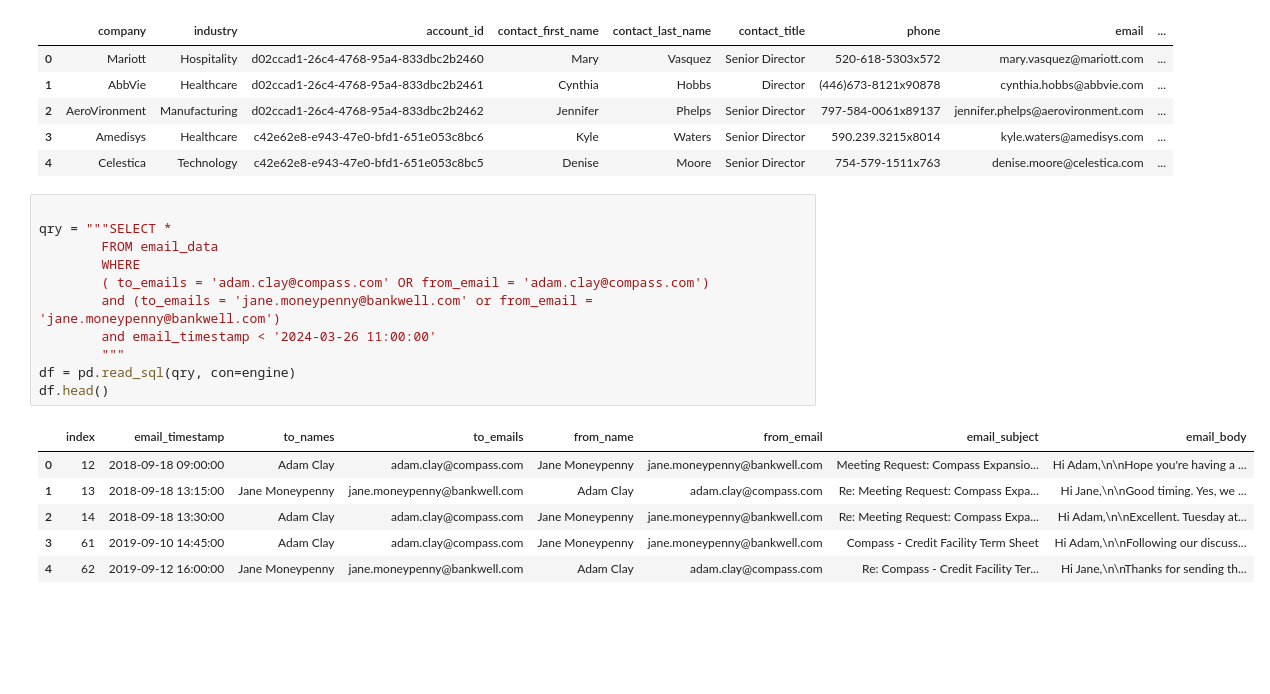
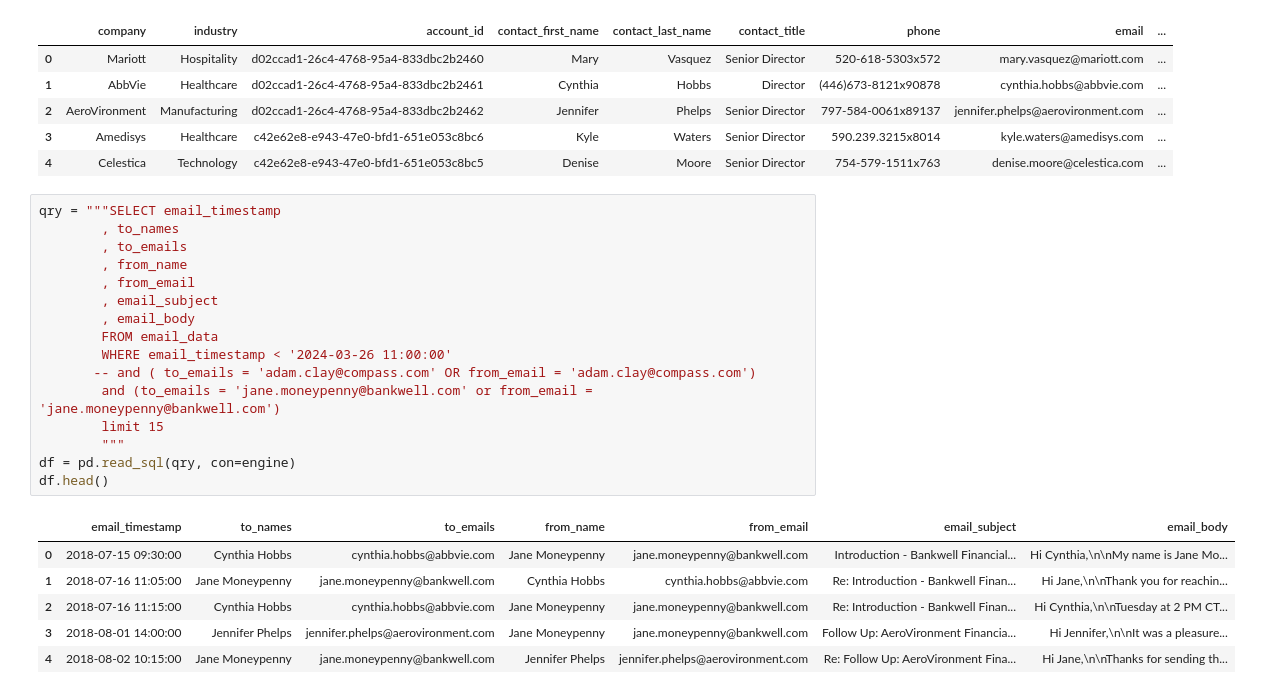
Before and after one commit to ConvoAI-Capstone-SpSu2025/currensee, a Jupyter notebook: notebooks/1.0-data_loading/7.0-preference-data-testing.ipynb, the cells around one changed output. Drawn from its saved outputs; the diff is of its cells as text; blank space fills up the shorter version.

```diff
--- a/notebooks/1.0-data_loading/7.0-preference-data-testing.ipynb
+++ b/notebooks/1.0-data_loading/7.0-preference-data-testing.ipynb
@@ -268,20 +268,25 @@ df.head()
 | 3 | Amedisys | Healthcare | c42e62e8-e943-47e0-bfd1-651e053c8bc6 | Kyle | Waters | Senior Director | 590.239.3215x8014 | kyle.waters@amedisys.com | ... |
 | 4 | Celestica | Technology | c42e62e8-e943-47e0-bfd1-651e053c8bc5 | Denise | Moore | Senior Director | 754-579-1511x763 | denise.moore@celestica.com | ... |
 # %%
-
-qry = """SELECT *
+qry = """SELECT email_timestamp
+        , to_names
+        , to_emails
+        , from_name
+        , from_email
+        , email_subject
+        , email_body
         FROM email_data
-        WHERE
-        ( to_emails = 'adam.clay@compass.com' OR from_email = 'adam.clay@compass.com')
+        WHERE email_timestamp < '2024-03-26 11:00:00'
+       -- and ( to_emails = 'adam.clay@compass.com' OR from_email = 'adam.clay@compass.com')
         and (to_emails = 'jane.moneypenny@bankwell.com' or from_email = 'jane.moneypenny@bankwell.com')
-        and email_timestamp < '2024-03-26 11:00:00'
+        limit 15
         """
 df = pd.read_sql(qry, con=engine)
 df.head()
 # %% [output]
-|  | index | email_timestamp | to_names | to_emails | from_name | from_email | email_subject | email_body |
-| 0 | 12 | 2018-09-18 09:00:00 | Adam Clay | adam.clay@compass.com | Jane Moneypenny | jane.moneypenny@bankwell.com | Meeting Request: Compass Expansio... | Hi Adam,\n\nHope you're having a ... |
-| 1 | 13 | 2018-09-18 13:15:00 | Jane Moneypenny | jane.moneypenny@bankwell.com | Adam Clay | adam.clay@compass.com | Re: Meeting Request: Compass Expa... | Hi Jane,\n\nGood timing. Yes, we ... |
-| 2 | 14 | 2018-09-18 13:30:00 | Adam Clay | adam.clay@compass.com | Jane Moneypenny | jane.moneypenny@bankwell.com | Re: Meeting Request: Compass Expa... | Hi Adam,\n\nExcellent. Tuesday at... |
-| 3 | 61 | 2019-09-10 14:45:00 | Adam Clay | adam.clay@compass.com | Jane Moneypenny | jane.moneypenny@bankwell.com | Compass - Credit Facility Term Sheet | Hi Adam,\n\nFollowing our discuss... |
-| 4 | 62 | 2019-09-12 16:00:00 | Jane Moneypenny | jane.moneypenny@bankwell.com | Adam Clay | adam.clay@compass.com | Re: Compass - Credit Facility Ter... | Hi Jane,\n\nThanks for sending th... |
+|  | email_timestamp | to_names | to_emails | from_name | from_email | email_subject | email_body |
+| 0 | 2018-07-15 09:30:00 | Cynthia Hobbs | cynthia.hobbs@abbvie.com | Jane Moneypenny | jane.moneypenny@bankwell.com | Introduction - Bankwell Financial... | Hi Cynthia,\n\nMy name is Jane Mo... |
+| 1 | 2018-07-16 11:05:00 | Jane Moneypenny | jane.moneypenny@bankwell.com | Cynthia Hobbs | cynthia.hobbs@abbvie.com | Re: Introduction - Bankwell Finan... | Hi Jane,\n\nThank you for reachin... |
+| 2 | 2018-07-16 11:15:00 | Cynthia Hobbs | cynthia.hobbs@abbvie.com | Jane Moneypenny | jane.moneypenny@bankwell.com | Re: Introduction - Bankwell Finan... | Hi Cynthia,\n\nTuesday at 2 PM CT... |
+| 3 | 2018-08-01 14:00:00 | Jennifer Phelps | jennifer.phelps@aerovironment.com | Jane Moneypenny | jane.moneypenny@bankwell.com | Follow Up: AeroVironment Financia... | Hi Jennifer,\n\nIt was a pleasure... |
+| 4 | 2018-08-02 10:15:00 | Jane Moneypenny | jane.moneypenny@bankwell.com | Jennifer Phelps | jennifer.phelps@aerovironment.com | Re: Follow Up: AeroVironment Fina... | Hi Jane,\n\nThanks for sending th... |
```
Also changed, not shown: parts of 5 cells of this notebook, 5 other files.
